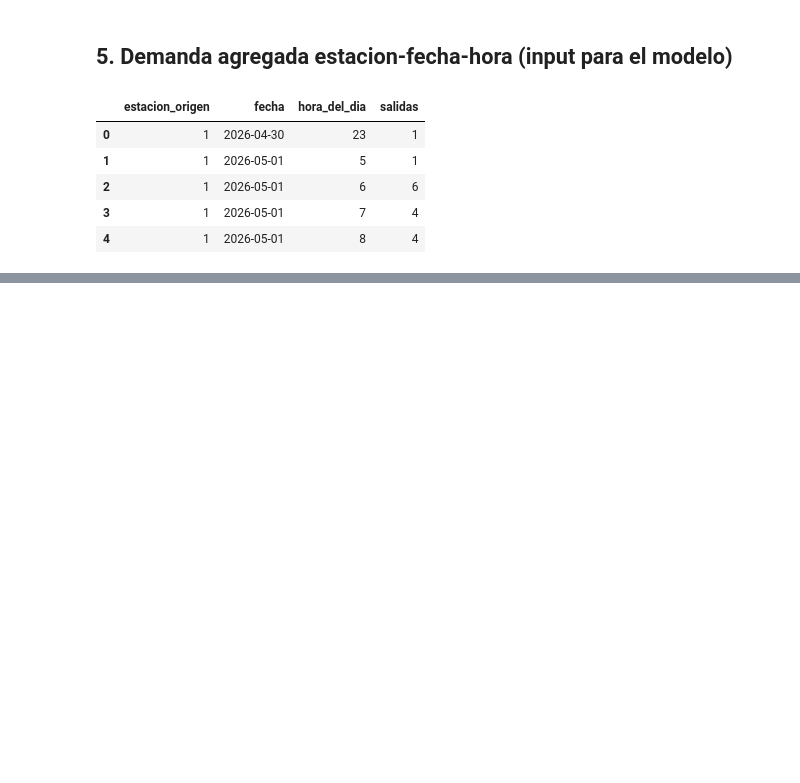
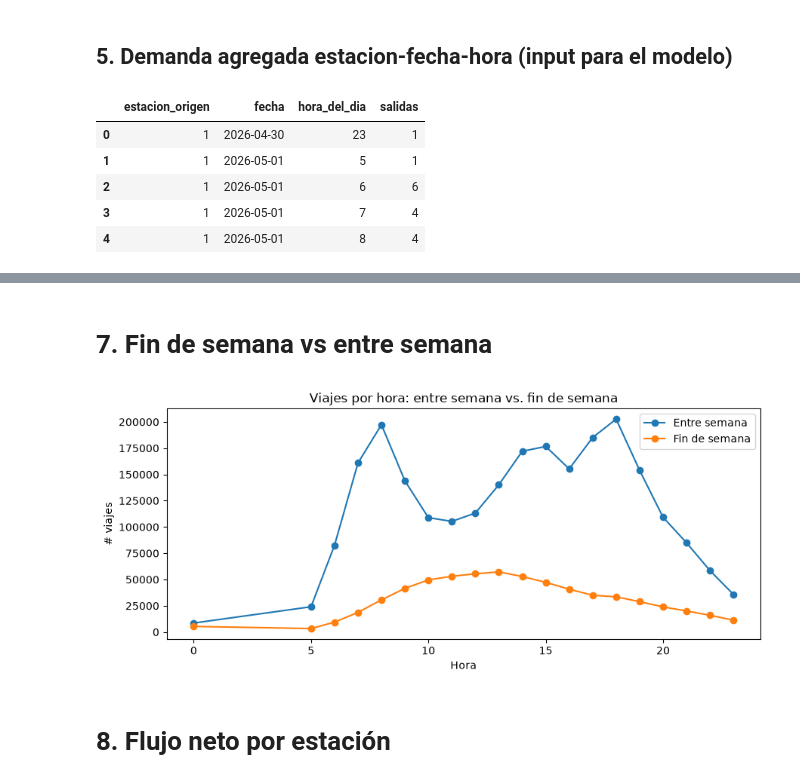
Before and after one commit to taniahdzl/ecobici-demand-forecast, a Jupyter notebook: notebooks/00_template_eda.ipynb, the cells around one changed output, grey strips where cells are left out. Cells and saved outputs as stored; diff of their text form; code cells hidden in the pictures; blank space fills up the shorter version.

```diff
--- a/notebooks/00_template_eda.ipynb
+++ b/notebooks/00_template_eda.ipynb
@@ -160,0 +181,17 @@ demanda.head()
+# %% [markdown]
+# 7. Fin de semana vs entre semana
+# %%
+fig, ax = plt.subplots(figsize=(9, 4))
+validos[~validos["es_fin_de_semana"]].groupby("hora_del_dia").size().plot(ax=ax, label="Entre semana", marker="o")
+validos[validos["es_fin_de_semana"]].groupby("hora_del_dia").size().plot(ax=ax, label="Fin de semana", marker="o")
+ax.set_title("Viajes por hora: entre semana vs. fin de semana")
+ax.set_xlabel("Hora")
+ax.set_ylabel("# viajes")
+ax.legend()
+plt.tight_layout()
+plt.savefig("../figures/entre_semana_vs_finde.png", dpi=150)
+plt.show()
+# %% [output]
+[figure, added]
+# %% [markdown]
+# 8. Flujo neto por estación
```
Also changed, not shown: parts of 6 cells of this notebook, 3 other files.
